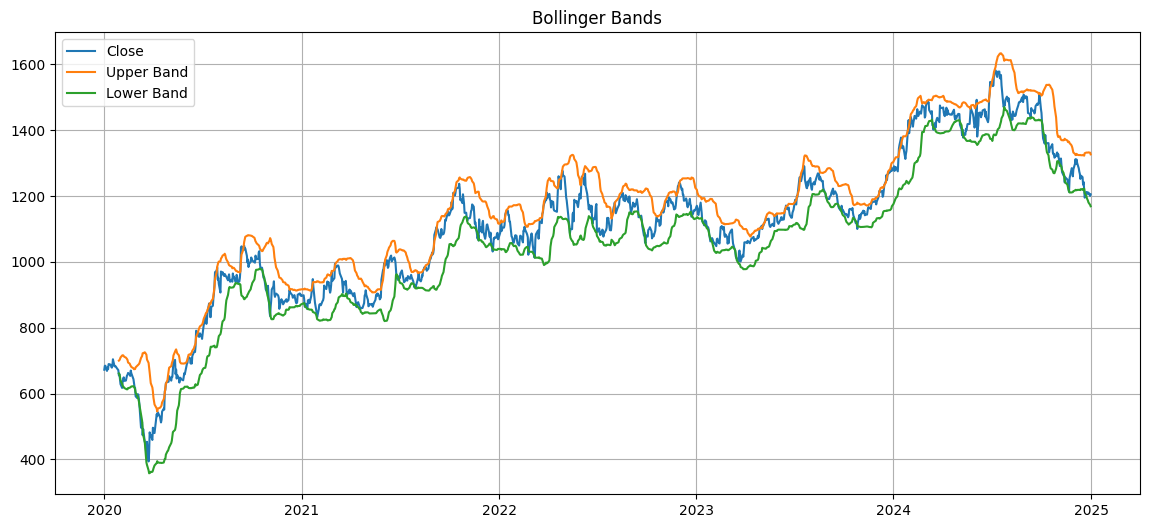
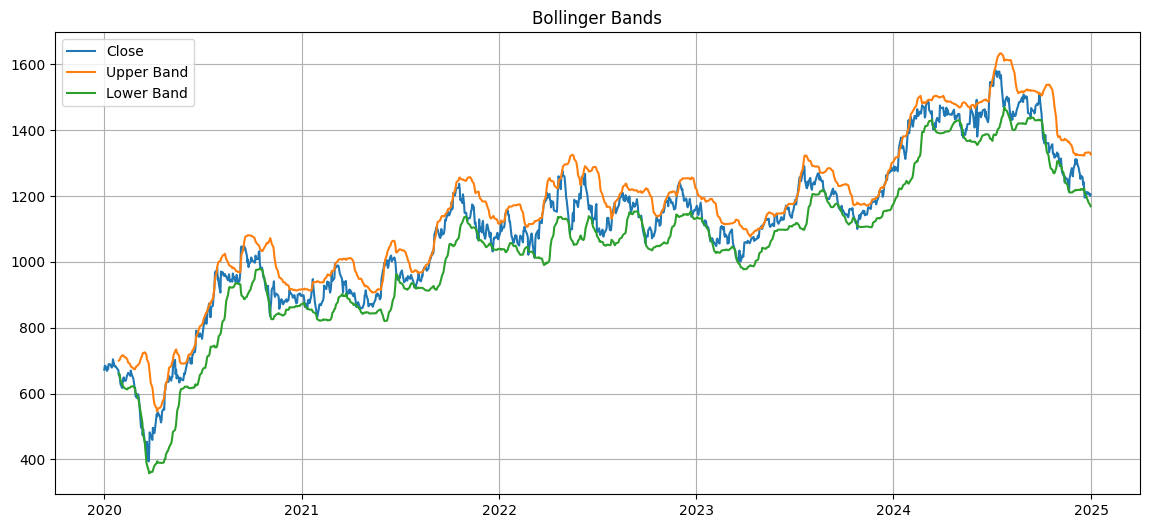
Unified diff of the notebook cell whose output changed from the first chart to the second:
--- before
+++ after
@@ -24,4 +24,2 @@
 
 plt.show()
-
-plt.savefig("../images/rsi_bollinger.png", dpi=300)

Commit: Completed Day